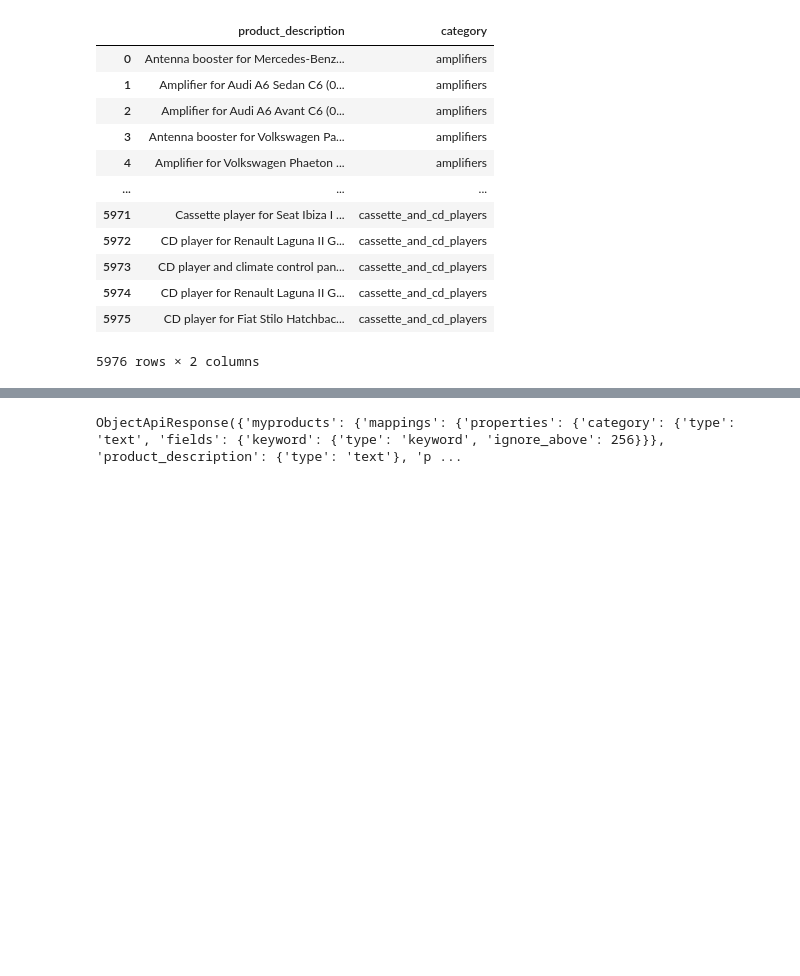
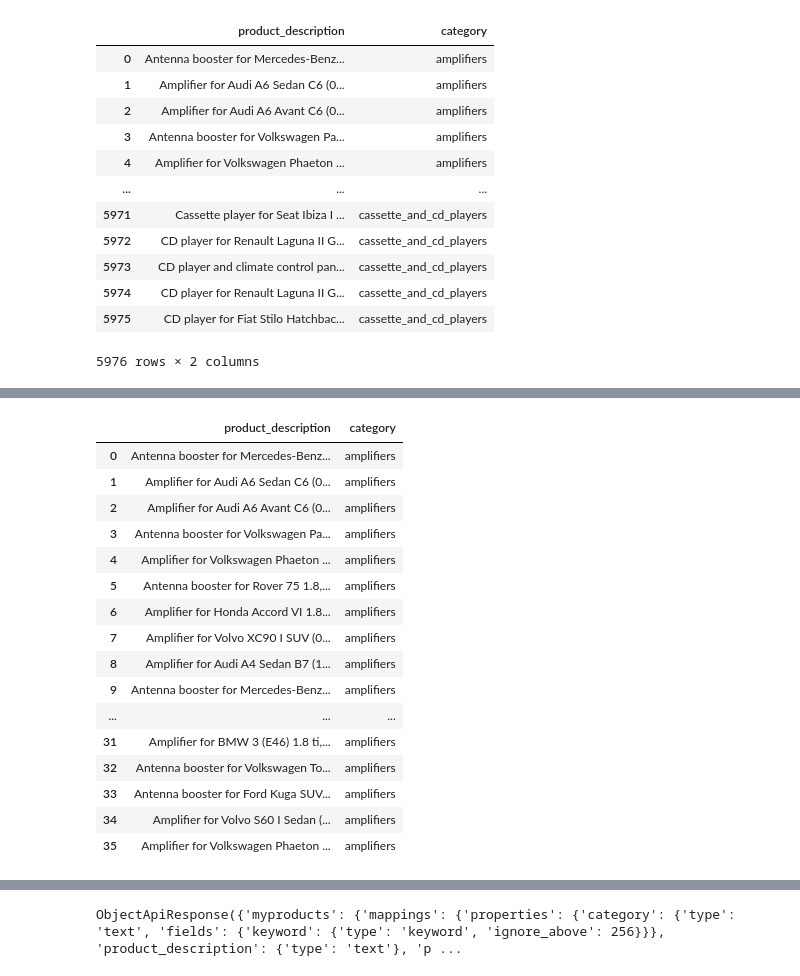
Before and after one commit to santoshshirol/capstone-project-1, a Jupyter notebook: semantich-search.ipynb, the cells around one changed output, grey strips where cells are left out. Saved outputs shown, nothing was run; the diff lists cells and outputs as text; code cells hidden in the pictures; blank space fills up the shorter version.

```diff
--- a/semantich-search.ipynb
+++ b/semantich-search.ipynb
@@ -57,0 +53,20 @@ df_products
+# %%
+df_products[df_products['category'] == 'amplifiers']
+# %% [output]
+|  | product_description | category |
+| 0 | Antenna booster for Mercedes-Benz... | amplifiers |
+| 1 | Amplifier for Audi A6 Sedan C6 (0... | amplifiers |
+| 2 | Amplifier for Audi A6 Avant C6 (0... | amplifiers |
+| 3 | Antenna booster for Volkswagen Pa... | amplifiers |
+| 4 | Amplifier for Volkswagen Phaeton ... | amplifiers |
+| 5 | Antenna booster for Rover 75 1.8,... | amplifiers |
+| 6 | Amplifier for Honda Accord VI 1.8... | amplifiers |
+| 7 | Amplifier for Volvo XC90 I SUV (0... | amplifiers |
+| 8 | Amplifier for Audi A4 Sedan B7 (1... | amplifiers |
+| 9 | Antenna booster for Mercedes-Benz... | amplifiers |
+| ... | ... | ... |
+| 31 | Amplifier for BMW 3 (E46) 1.8 ti,... | amplifiers |
+| 32 | Antenna booster for Volkswagen To... | amplifiers |
+| 33 | Antenna booster for Ford Kuga SUV... | amplifiers |
+| 34 | Amplifier for Volvo S60 I Sedan (... | amplifiers |
+| 35 | Amplifier for Volkswagen Phaeton ... | amplifiers |
```
Also changed, not shown: parts of 38 cells of this notebook.
